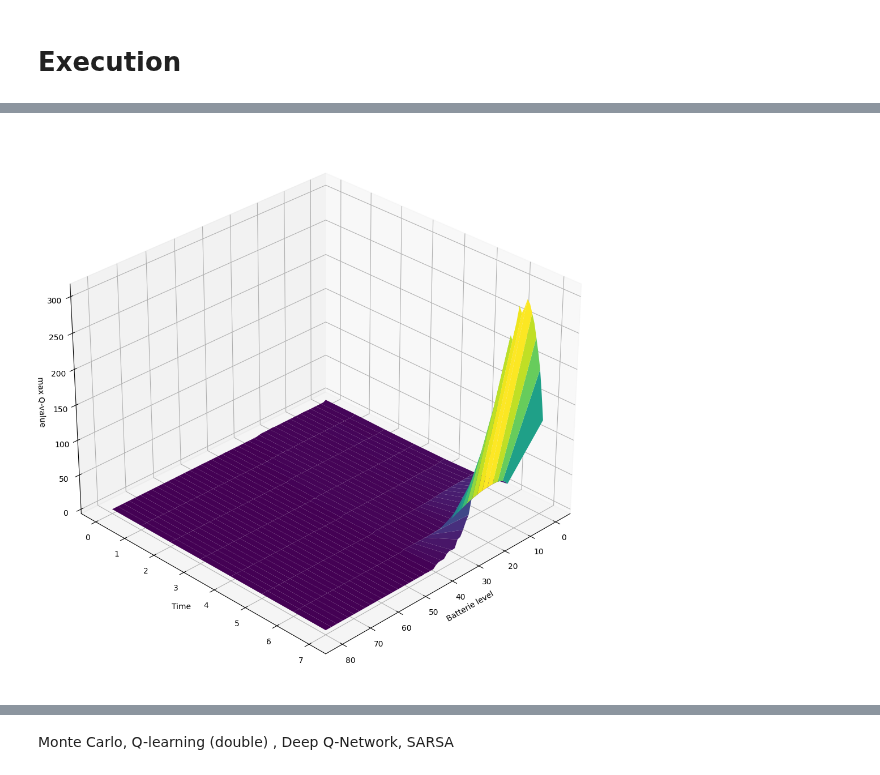
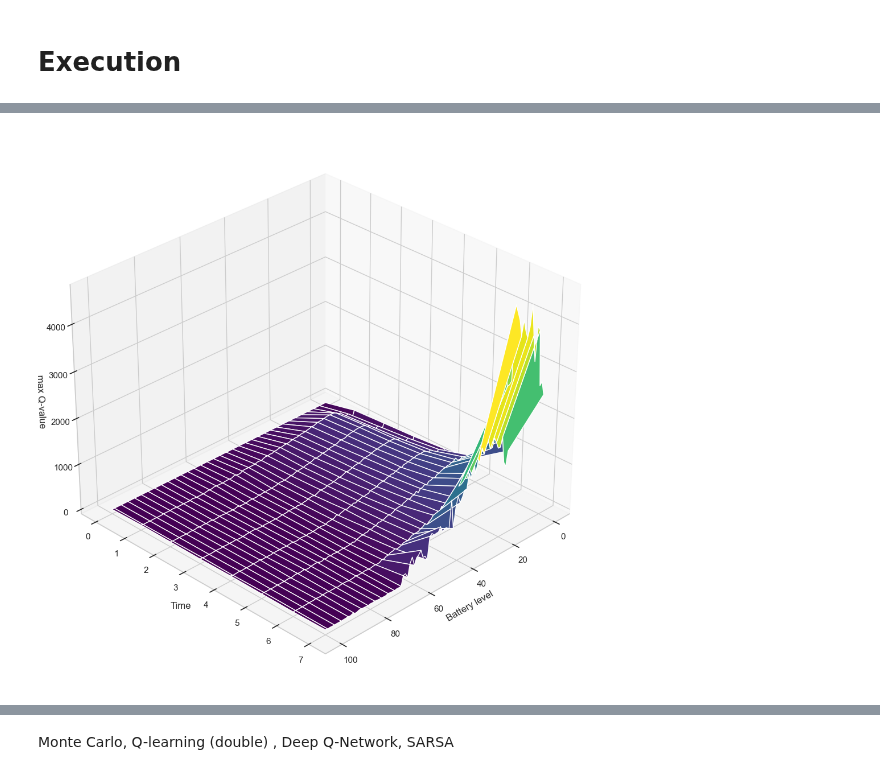
Before and after one commit to ltempfli/AAA-AIbertus-Magnus, a Jupyter notebook: tasks/05_Smart_Charging_Using_Reinforcement_Learning.ipynb, the cells around one changed output, grey strips where cells are left out. Saved outputs shown, nothing was run; the diff lists cells and outputs as text; code cells hidden in the pictures.

```diff
--- a/tasks/05_Smart_Charging_Using_Reinforcement_Learning.ipynb
+++ b/tasks/05_Smart_Charging_Using_Reinforcement_Learning.ipynb
@@ -386,9 +459,12 @@ class QLearning_Agent():
 
         self.q_table[state_key][action] += self.alpha * td_error
 
-    def train(self, iterations):
+    def train(self, iterations,random_iter):
         for i in range(iterations):
-            state = self.env.reset().copy()
+            if i < random_iter:
+                state = self.env.reset_random()
+            else:
+                state = self.env.reset()
             done = False
 
             while not done:
@@ -398,7 +474,7 @@ class QLearning_Agent():
                 state = next_state.copy()
 
             self.epsilon = max(self.epsilon_min, self.epsilon * self.epsilon_decay)
-
+        self.env.reset_episode()
         return self.q_table
 # %% [markdown]
 ## Deep Q-Network
@@ -534,6 +617,6 @@ SARSA_q_table = SARSA_Agent(
 # %%
 QLEARN_q_table = QLearning_Agent(
-    alpha=0.1, gamma=0.9, env=env, epsilon=1, epsilon_decay=0.99, epsilon_min=0.01
-).train(100)
+    alpha=0.1, gamma=0.95, env=env, epsilon=1, epsilon_decay=0.999, epsilon_min=0.01
+).train(100000,20000)
 # %%
 DQN_q_table = DQN_Agent(
@@ -614,4 +706,4 @@ plt.show()
-# %%
-plot_q_table_3d(SARSA_q_table,env.cap)
-# %% [output]
-[figure, removed]
+# %%
+plot_q_table_3d(QLEARN_q_table,env.cap)
+# %% [output]
+[figure, added]
```
Also changed, not shown: parts of 13 cells of this notebook.
